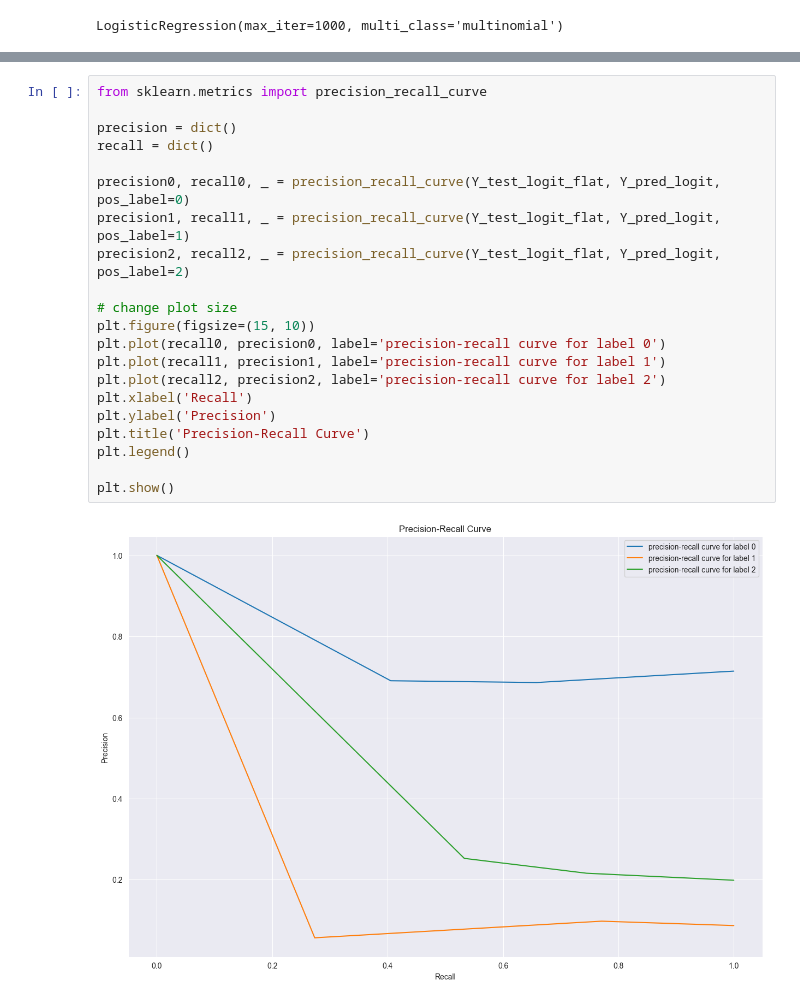
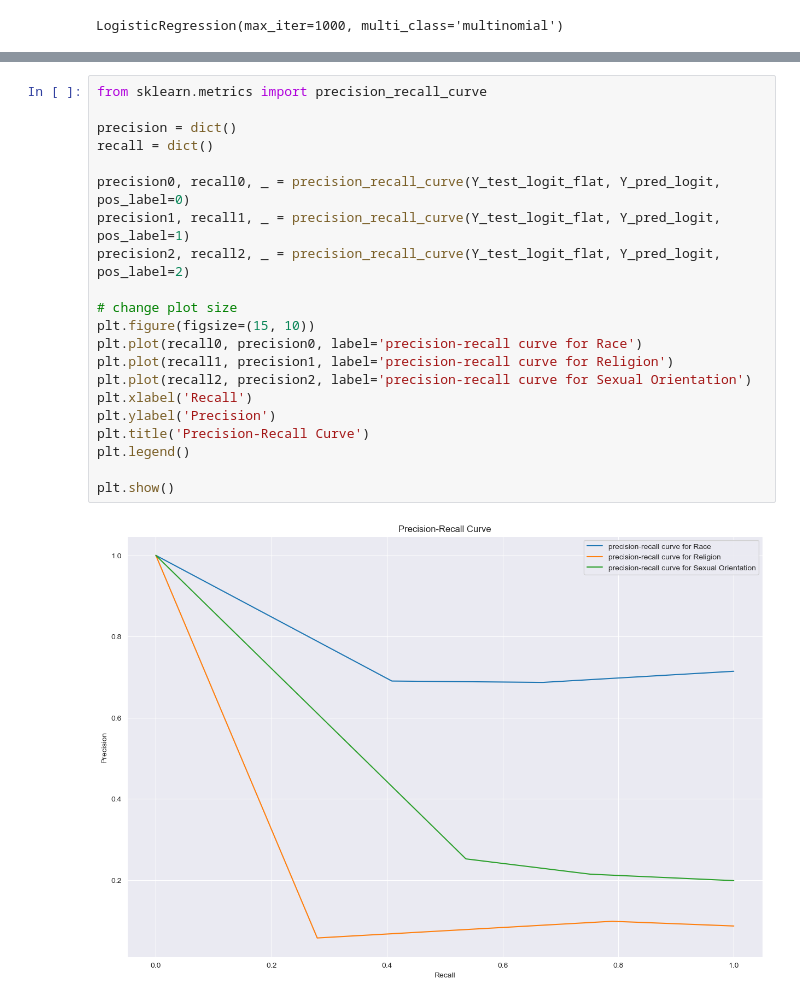
Before and after one commit to UWI-Zess/COMP6940-Project, a Jupyter notebook: models/logit_regression_model.ipynb, the cells around one changed output, grey strips where cells are left out. Saved outputs shown, nothing was run; the diff lists cells and outputs as text.

```diff
--- a/models/logit_regression_model.ipynb
+++ b/models/logit_regression_model.ipynb
@@ -177,23 +184,23 @@ weighted avg       0.62      0.39      0.43     26598
 # %%
 from sklearn.metrics import precision_recall_curve
 
 precision = dict()
 recall = dict()
 
 precision0, recall0, _ = precision_recall_curve(Y_test_logit_flat, Y_pred_logit, pos_label=0)
 precision1, recall1, _ = precision_recall_curve(Y_test_logit_flat, Y_pred_logit, pos_label=1)
 precision2, recall2, _ = precision_recall_curve(Y_test_logit_flat, Y_pred_logit, pos_label=2)
 
 # change plot size
 plt.figure(figsize=(15, 10))
-plt.plot(recall0, precision0, label='precision-recall curve for label 0')
-plt.plot(recall1, precision1, label='precision-recall curve for label 1')
-plt.plot(recall2, precision2, label='precision-recall curve for label 2')
+plt.plot(recall0, precision0, label='precision-recall curve for Race')
+plt.plot(recall1, precision1, label='precision-recall curve for Religion')
+plt.plot(recall2, precision2, label='precision-recall curve for Sexual Orientation')
 plt.xlabel('Recall')
 plt.ylabel('Precision')
 plt.title('Precision-Recall Curve')
 plt.legend()
 
 plt.show()
 # %% [output]
-[figure, old version]
+[figure, new version]
```
Also changed, not shown: parts of 5 cells of this notebook.
